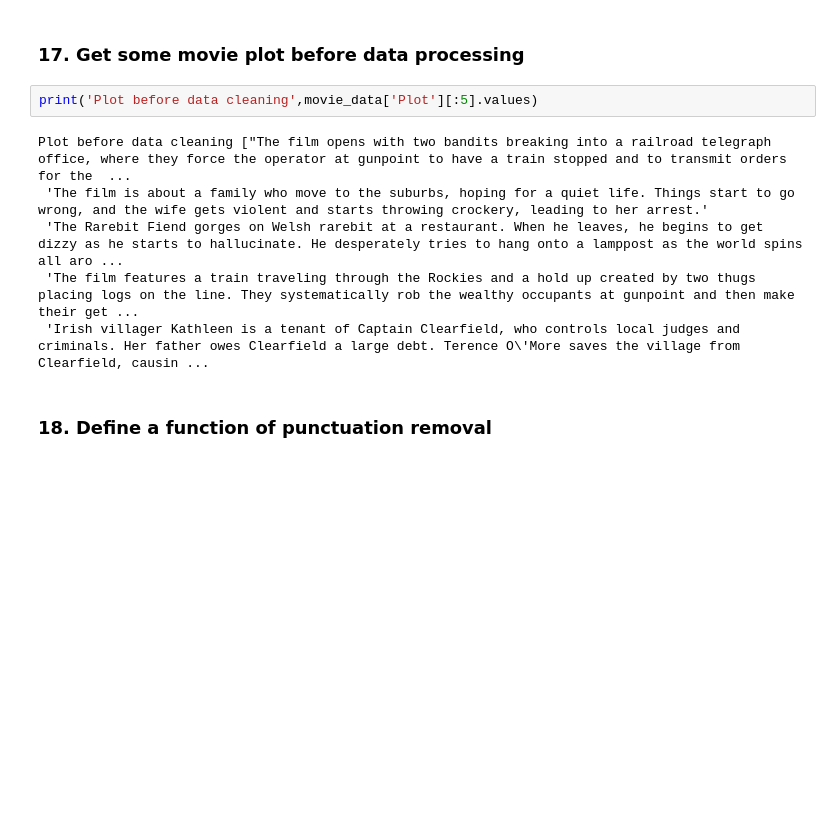
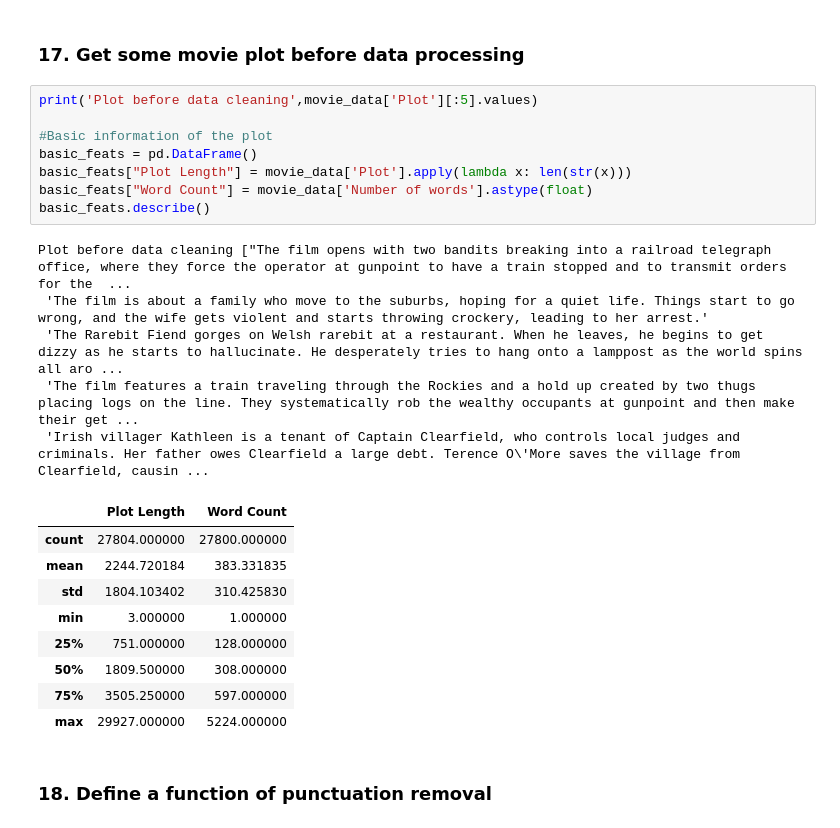
Before and after one commit to zbl09/H6751-Group-Assignment---01, a Jupyter notebook: Code01.ipynb, the cells around one changed output. Drawn from its saved outputs; the diff is of its cells as text; blank space fills up the shorter version.

```diff
--- a/Code01.ipynb
+++ b/Code01.ipynb
@@ -228,14 +239,29 @@ plt.show()
 [figure]
 # %% [markdown]
 ### 17. Get some movie plot before data processing
-# %%
-print('Plot before data cleaning',movie_data['Plot'][:5].values)
-# %% [output]
-Plot before data cleaning ["The film opens with two bandits breaking into a railroad telegraph office, where they force the operator at gunpoint to have a train stopped and to transmit orders for the  ...
- 'The film is about a family who move to the suburbs, hoping for a quiet life. Things start to go wrong, and the wife gets violent and starts throwing crockery, leading to her arrest.'
- 'The Rarebit Fiend gorges on Welsh rarebit at a restaurant. When he leaves, he begins to get dizzy as he starts to hallucinate. He desperately tries to hang onto a lamppost as the world spins all aro ...
- 'The film features a train traveling through the Rockies and a hold up created by two thugs placing logs on the line. They systematically rob the wealthy occupants at gunpoint and then make their get ...
- 'Irish villager Kathleen is a tenant of Captain Clearfield, who controls local judges and criminals. Her father owes Clearfield a large debt. Terence O\'More saves the village from Clearfield, causin ...
+# %%
+print('Plot before data cleaning',movie_data['Plot'][:5].values)
+
+#Basic information of the plot
+basic_feats = pd.DataFrame()
+basic_feats["Plot Length"] = movie_data['Plot'].apply(lambda x: len(str(x)))
+basic_feats["Word Count"] = movie_data['Number of words'].astype(float)
+basic_feats.describe()
+# %% [output]
+Plot before data cleaning ["The film opens with two bandits breaking into a railroad telegraph office, where they force the operator at gunpoint to have a train stopped and to transmit orders for the  ...
+ 'The film is about a family who move to the suburbs, hoping for a quiet life. Things start to go wrong, and the wife gets violent and starts throwing crockery, leading to her arrest.'
+ 'The Rarebit Fiend gorges on Welsh rarebit at a restaurant. When he leaves, he begins to get dizzy as he starts to hallucinate. He desperately tries to hang onto a lamppost as the world spins all aro ...
+ 'The film features a train traveling through the Rockies and a hold up created by two thugs placing logs on the line. They systematically rob the wealthy occupants at gunpoint and then make their get ...
+ 'Irish villager Kathleen is a tenant of Captain Clearfield, who controls local judges and criminals. Her father owes Clearfield a large debt. Terence O\'More saves the village from Clearfield, causin ...
+|  | Plot Length | Word Count |
+| count | 27804.000000 | 27800.000000 |
+| mean | 2244.720184 | 383.331835 |
+| std | 1804.103402 | 310.425830 |
+| min | 3.000000 | 1.000000 |
+| 25% | 751.000000 | 128.000000 |
+| 50% | 1809.500000 | 308.000000 |
+| 75% | 3505.250000 | 597.000000 |
+| max | 29927.000000 | 5224.000000 |
 # %% [markdown]
 ### 18. Define a function of punctuation removal
 # %%
```
Also changed, not shown: parts of 2 cells of this notebook, 2 other files.
